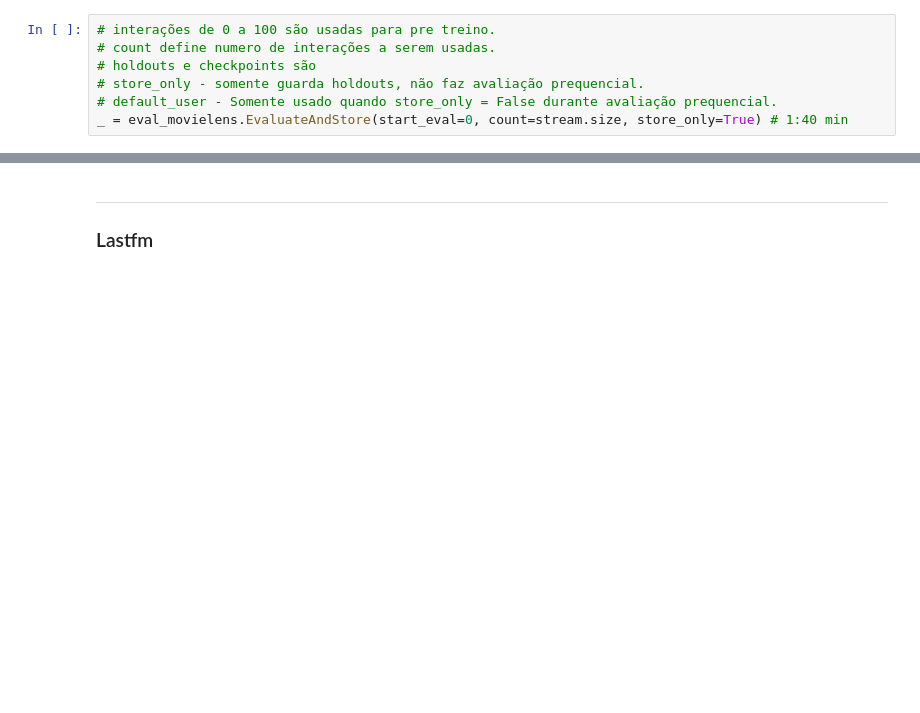
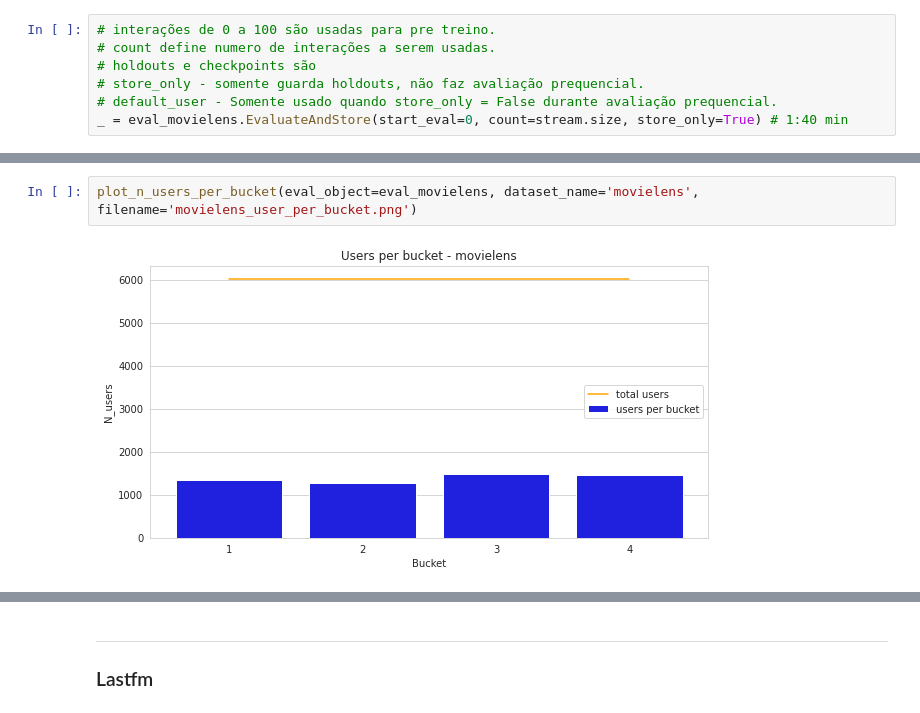
Before and after one commit to Key0412/streamRec-forgetting, a Jupyter notebook: notebooks/Avaliação de Datasets.ipynb, the cells around one changed output, grey strips where cells are left out. Cells and saved outputs as stored; diff of their text form; blank space fills up the shorter version.

```diff
--- a/notebooks/Avaliação de Datasets.ipynb
+++ b/notebooks/Avaliação de Datasets.ipynb
@@ -106,0 +154,4 @@ joblib.dump(eval_movielens, 'output/joblib_eval_objects_dump/eval_movielens')
+# %%
+plot_n_users_per_bucket(eval_object=eval_movielens, dataset_name='movielens', filename='movielens_user_per_bucket.png')
+# %% [output]
+[figure, added]
```
Also changed, not shown: parts of 37 cells of this notebook, 7 other files.
